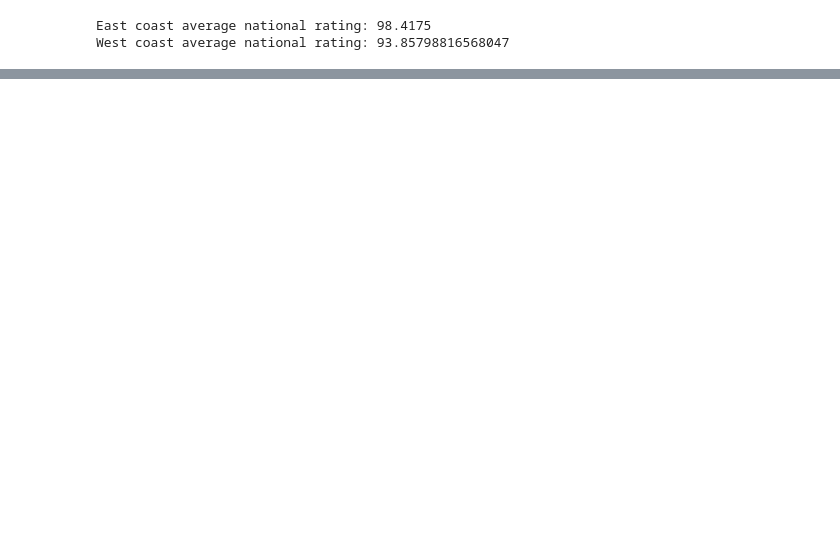
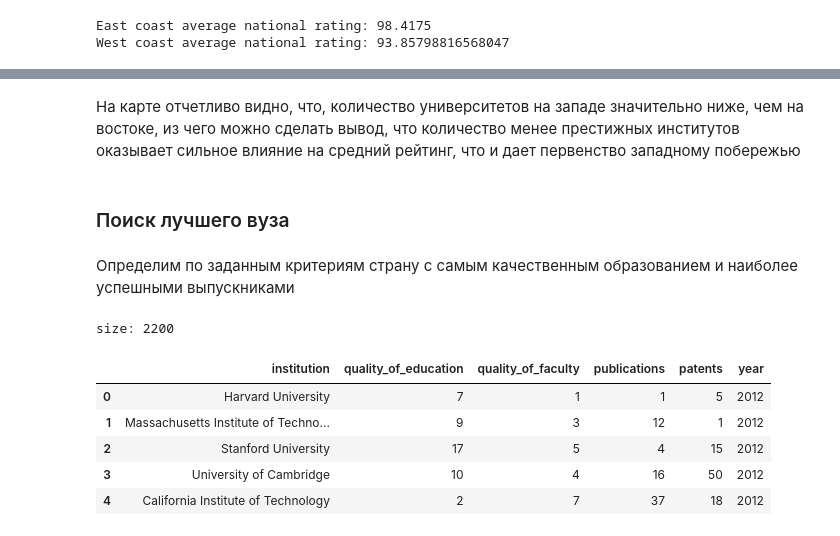
Before and after one commit to Artemidividiy/hse_hw, a Jupyter notebook: hse_hw.ipynb, the cells around one changed output, grey strips where cells are left out. Drawn from its saved outputs; the diff is of its cells as text; code cells hidden in the pictures; blank space fills up the shorter version.

```diff
--- a/hse_hw.ipynb
+++ b/hse_hw.ipynb
@@ -134,0 +168,18 @@ plt.show()
+# %% [markdown]
+На карте отчетливо видно, что, количество университетов на западе значительно ниже, чем на востоке, из чего можно сделать вывод, что количество менее престижных институтов оказывает сильное влияние на средний рейтинг, что и дает первенство западному побережью
+# %% [markdown]
+### Поиск лучшего вуза
+# %% [markdown]
+Определим по заданным критериям страну с самым качественным образованием и наиболее успешными выпускниками
+# %%
+quality_unis = uni_data[["institution","quality_of_education", "quality_of_faculty", "publications", "patents", "year"]]
+console.print(f"size: {len(quality_unis)}")
+quality_unis.head()
+# %% [output]
+size: 2200
+|  | institution | quality_of_education | quality_of_faculty | publications | patents | year |
+| 0 | Harvard University | 7 | 1 | 1 | 5 | 2012 |
+| 1 | Massachusetts Institute of Techno... | 9 | 3 | 12 | 1 | 2012 |
+| 2 | Stanford University | 17 | 5 | 4 | 15 | 2012 |
+| 3 | University of Cambridge | 10 | 4 | 16 | 50 | 2012 |
+| 4 | California Institute of Technology | 2 | 7 | 37 | 18 | 2012 |
```
Also changed, not shown: parts of 20 cells of this notebook, 6 other files.
